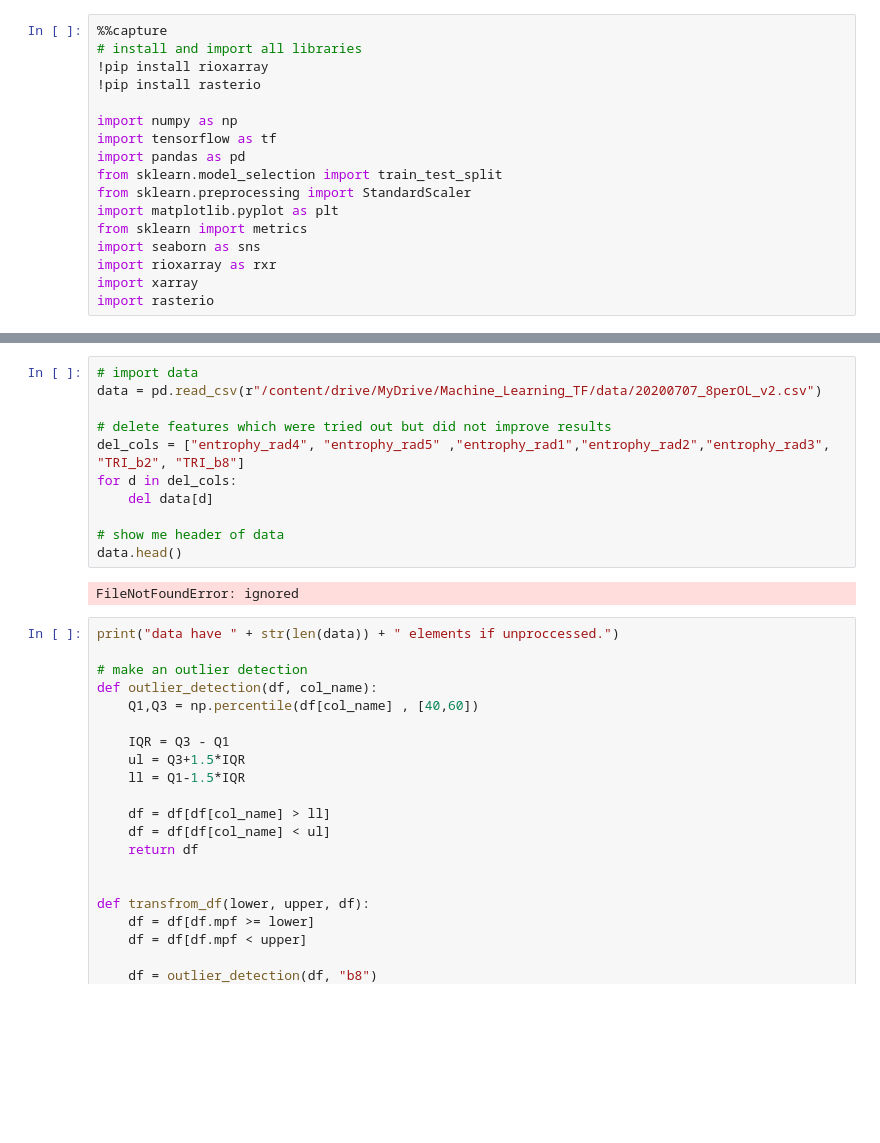
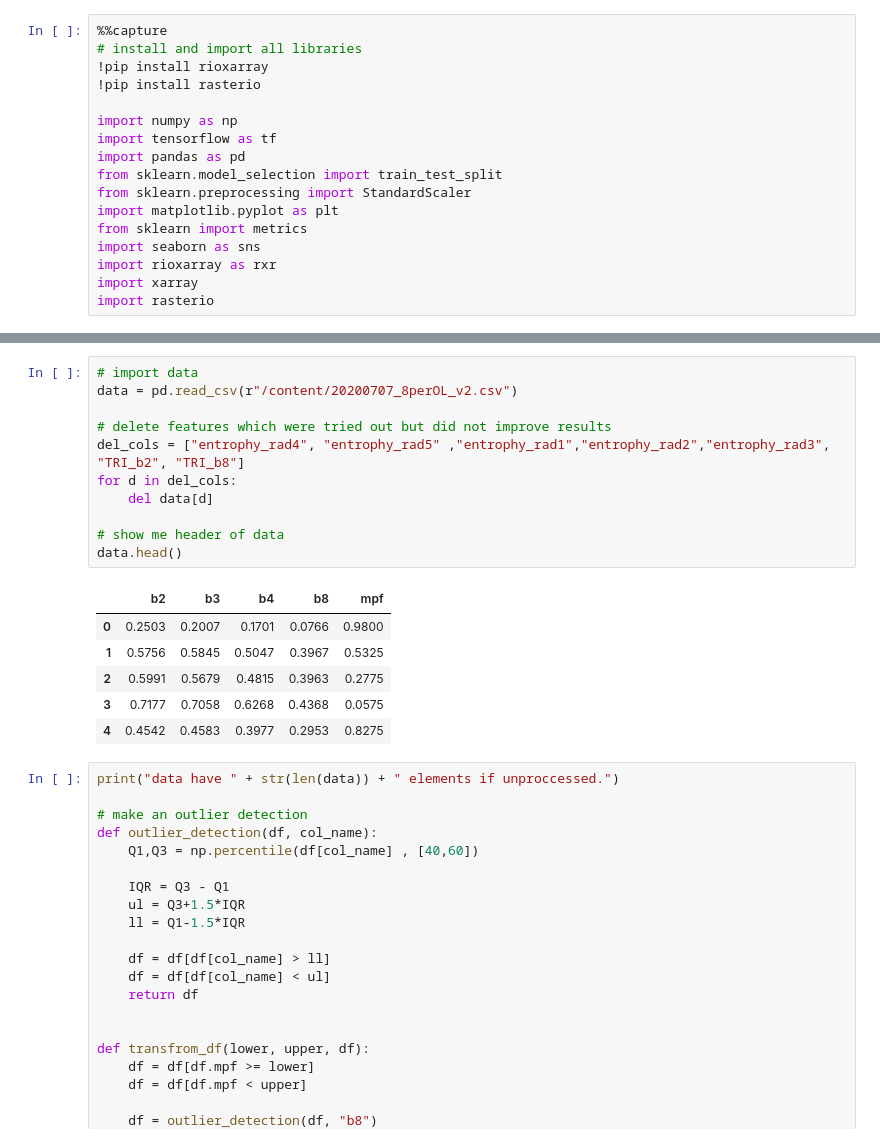
Before and after one commit to Chaosbit/opencampus_tf_melt_pond_detection, a Jupyter notebook: final_presentation.ipynb, the cells around one changed output, grey strips where cells are left out. Cells and saved outputs as stored; diff of their text form; blank space fills up the shorter version.

```diff
--- a/final_presentation.ipynb
+++ b/final_presentation.ipynb
@@ -59,16 +70,21 @@ Mounted at /content/drive
 # %%
 # import data
-data = pd.read_csv(r"/content/drive/MyDrive/Machine_Learning_TF/data/20200707_8perOL_v2.csv")
+data = pd.read_csv(r"/content/20200707_8perOL_v2.csv")
 
 # delete features which were tried out but did not improve results
 del_cols = ["entrophy_rad4", "entrophy_rad5" ,"entrophy_rad1","entrophy_rad2","entrophy_rad3", "TRI_b2", "TRI_b8"]
 for d in del_cols:
     del data[d]
 
 # show me header of data
 data.head()
 # %% [output]
-FileNotFoundError: ignored
+|  | b2 | b3 | b4 | b8 | mpf |
+| 0 | 0.2503 | 0.2007 | 0.1701 | 0.0766 | 0.9800 |
+| 1 | 0.5756 | 0.5845 | 0.5047 | 0.3967 | 0.5325 |
+| 2 | 0.5991 | 0.5679 | 0.4815 | 0.3963 | 0.2775 |
+| 3 | 0.7177 | 0.7058 | 0.6268 | 0.4368 | 0.0575 |
+| 4 | 0.4542 | 0.4583 | 0.3977 | 0.2953 | 0.8275 |
 # %%
 print("data have " + str(len(data)) + " elements if unproccessed.")
 
```
Also changed, not shown: parts of 7 cells of this notebook.
